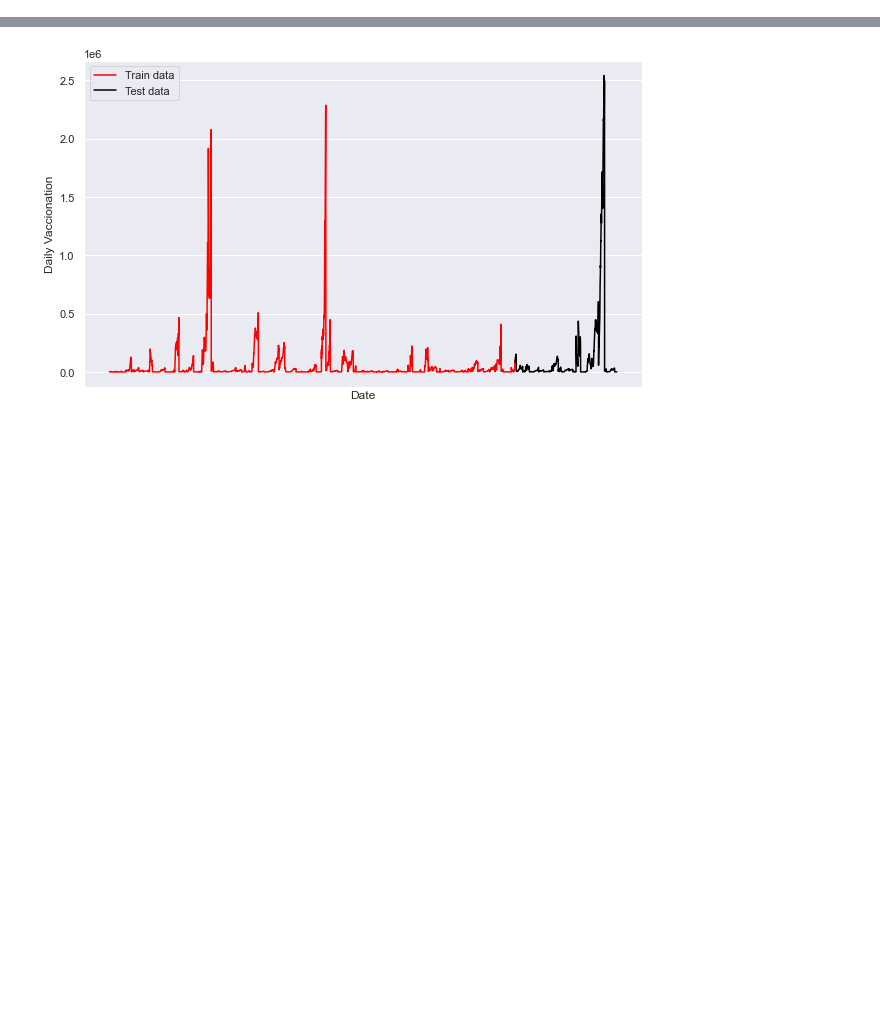
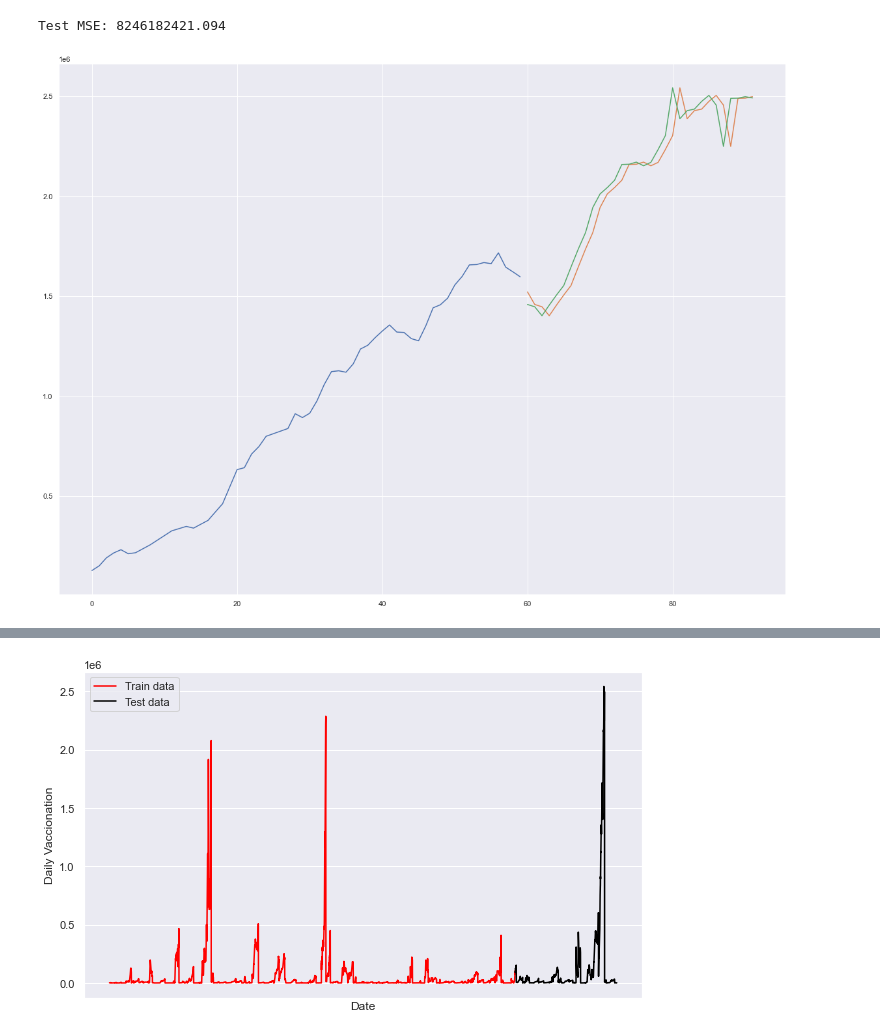
Before and after one commit to BiBa-01/Capstone_Covid, a Jupyter notebook: 10042021_Modelling_Birte.ipynb, the cells around one changed output, grey strips where cells are left out. Cells and saved outputs as stored; diff of their text form; code cells hidden in the pictures; blank space fills up the shorter version.

```diff
--- a/10042021_Modelling_Birte.ipynb
+++ b/10042021_Modelling_Birte.ipynb
@@ -63,0 +166,13 @@ df_time_m = pd.read_csv('timeseriesformodel.csv')
+# %%
+# Create lagged dataset
+df_time_wo_detrend_us = baseline_us[['daily_vaccinations']]
+df_lagged_us = df_time_wo_detrend_us.copy()
+trailing_window_size = 1
+
+for window in range(1, trailing_window_size + 1):
+    shifted = df_time_wo_detrend_us.shift(window)
+    shifted.columns = [x + "_lag" + str(window) for x in df_time_wo_detrend_us.columns]
+
+    df_lagged_us = pd.concat((df_lagged_us, shifted), axis=1)
+df_lagged_us = df_lagged_us.dropna()
+df_lagged_us.head(10)
@@ -63,0 +191,27 @@ df_time_m = pd.read_csv('timeseriesformodel.csv')
+# %%
+# split into train and test sets
+X = df_lagged_us.values
+train_size = int(len(X) * 0.66)
+train, test = X[1:train_size], X[train_size:]
+train_X, train_y = train[:,0], train[:,1]
+test_X, test_y = test[:,0], test[:,1]
+
+def model_persistence(x):
+    return x
+
+# walk-forward validation
+predictions = list()
+for x in test_X:
+    y_pred = model_persistence(x)
+    predictions.append(y_pred)
+test_score = mean_squared_error(test_y, predictions)
+print('Test MSE: %.3f' % test_score)
+# plot predictions and expected results
+plt.plot(train_y)
+plt.plot([None for i in train_y] + [x for x in test_y])
+plt.plot([None for i in train_y] + [x for x in predictions])
+plt.show()
+# label einfügen!
+# %% [output]
+Test MSE: 8246182421.094
+[figure, added]
```
Also changed, not shown: parts of 28 cells of this notebook.
